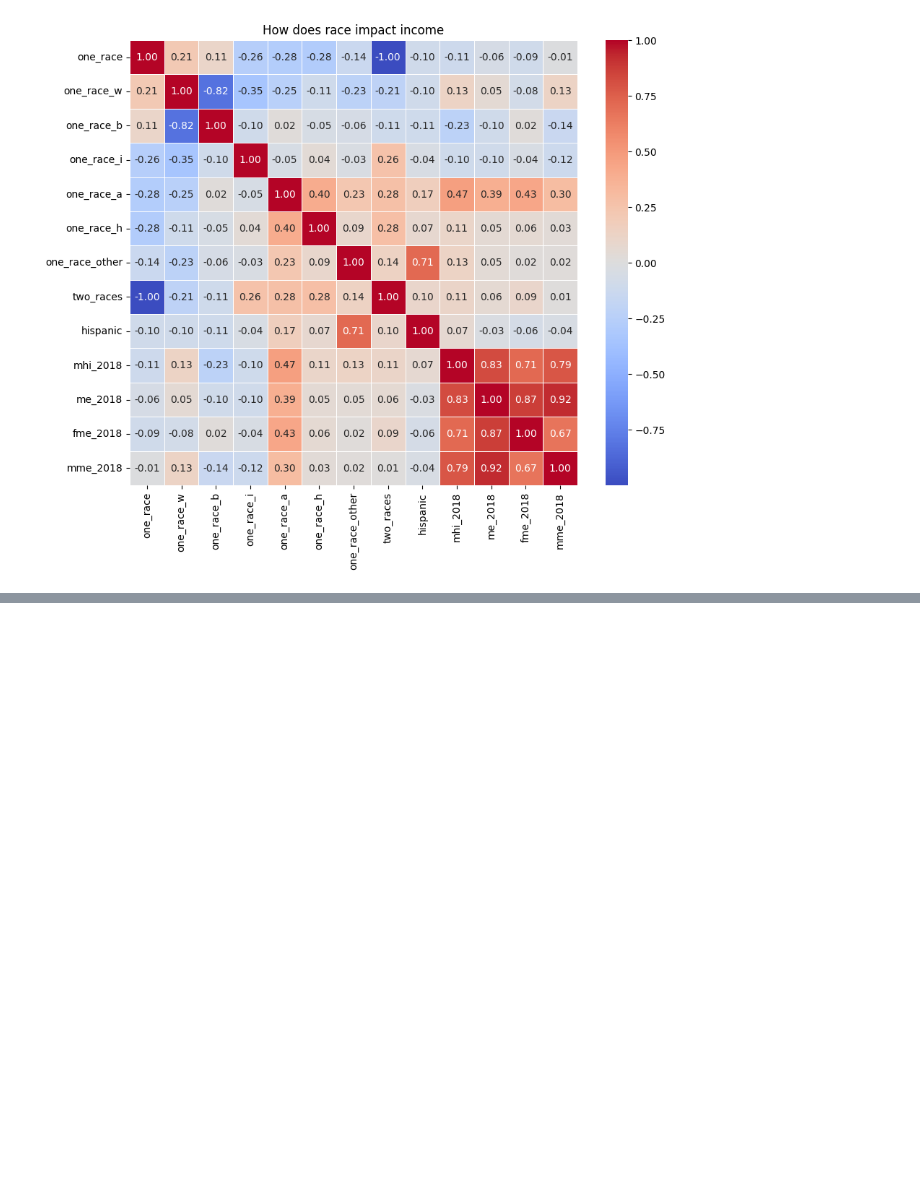
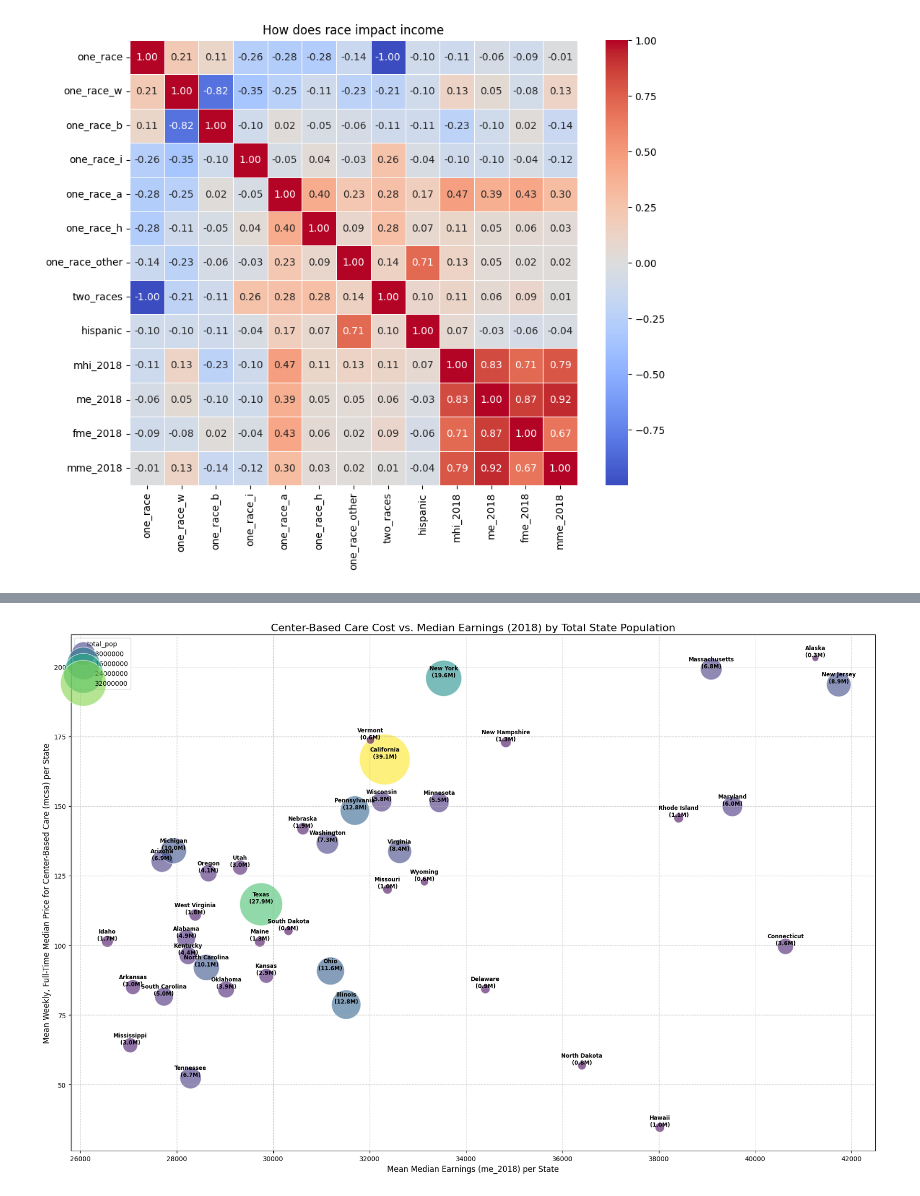
Before and after one commit to SChamnan/ba820-unsupervised-ml-team10-project, a Jupyter notebook: childcare-costs/Childcare_Cost_EDA.ipynb, the cells around one changed output, grey strips where cells are left out. Drawn from its saved outputs; the diff is of its cells as text; code cells hidden in the pictures; blank space fills up the shorter version.

```diff
--- a/childcare-costs/Childcare_Cost_EDA.ipynb
+++ b/childcare-costs/Childcare_Cost_EDA.ipynb
@@ -304,0 +331,51 @@ Text(0.5, 1.0, 'How does race impact income')
+# %%
+# Filter the DataFrame for study_year = 2018
+df_2018 = cost_comp[cost_comp['study_year'] == 2018]
+
+# Aggregate data by state for the specified columns
+state_aggregated_bubble_data = df_2018.groupby('state_name').agg(
+    me_2018=('me_2018', 'mean'),
+    mcsa=('mcsa', 'mean'),
+    total_pop=('total_pop', 'sum') # Use sum for total population of the state
+).reset_index()
+
+# Create the bubble plot using state-level data
+plt.figure(figsize=(18, 12)) # Increase figure size for better label visibility
+ax = sns.scatterplot( # Assign to ax to access axes properties
+    data=state_aggregated_bubble_data,
+    x='me_2018',
+    y='mcsa',
+    size='total_pop', # Use total_pop for bubble size
+    sizes=(100, 6000), # Define the range of bubble sizes (adjusted for state populations and visibility)
+    hue='total_pop',  # Use total_pop for color intensity
+    palette='viridis', # Choose a color palette
+    alpha=0.6, # Reduce alpha slightly to make labels pop
+    legend='brief'
+)
+
+# Add state name and population labels to each bubble
+for line in range(0, state_aggregated_bubble_data.shape[0]):
+    state_name = state_aggregated_bubble_data['state_name'].iloc[line]
+    mean_earnings = state_aggregated_bubble_data['me_2018'].iloc[line]
+    mean_mcsa = state_aggregated_bubble_data['mcsa'].iloc[line]
+    total_population_millions = state_aggregated_bubble_data['total_pop'].iloc[line] / 1_000_000
+
+    # Label text: State Name\nPopulation (X.X M)
+    label_text = f"{state_name}\n({total_population_millions:.1f}M)"
+
+    ax.text(mean_earnings, mean_mcsa + 0.5, # Offset y to place label slightly above the bubble center
+            label_text,
+            horizontalalignment='center',
+            size='small',
+            color='black',
+            weight='semibold')
+
+
+plt.title('Center-Based Care Cost vs. Median Earnings (2018) by Total State Population', fontsize=16)
+plt.xlabel('Mean Median Earnings (me_2018) per State', fontsize=12)
+plt.ylabel('Mean Weekly, Full-Time Median Price for Center-Based Care (mcsa) per State', fontsize=12)
+plt.grid(True, linestyle='--', alpha=0.6)
+plt.tight_layout() # Adjust layout to prevent labels from being cut off
+plt.show()
+# %% [output]
+[figure, added]
```
Also changed, not shown: parts of 6 cells of this notebook.
